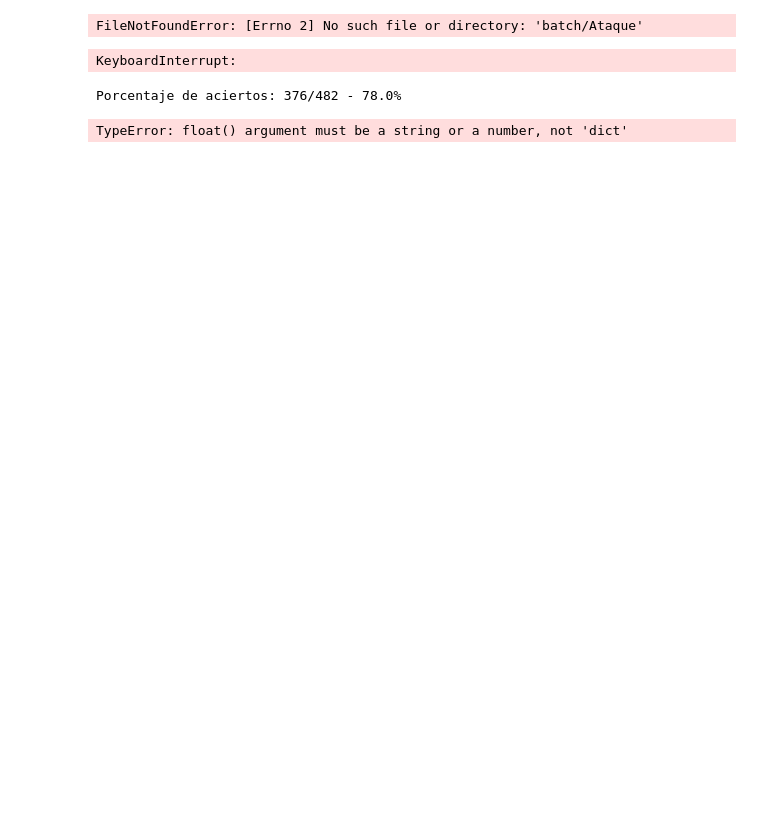
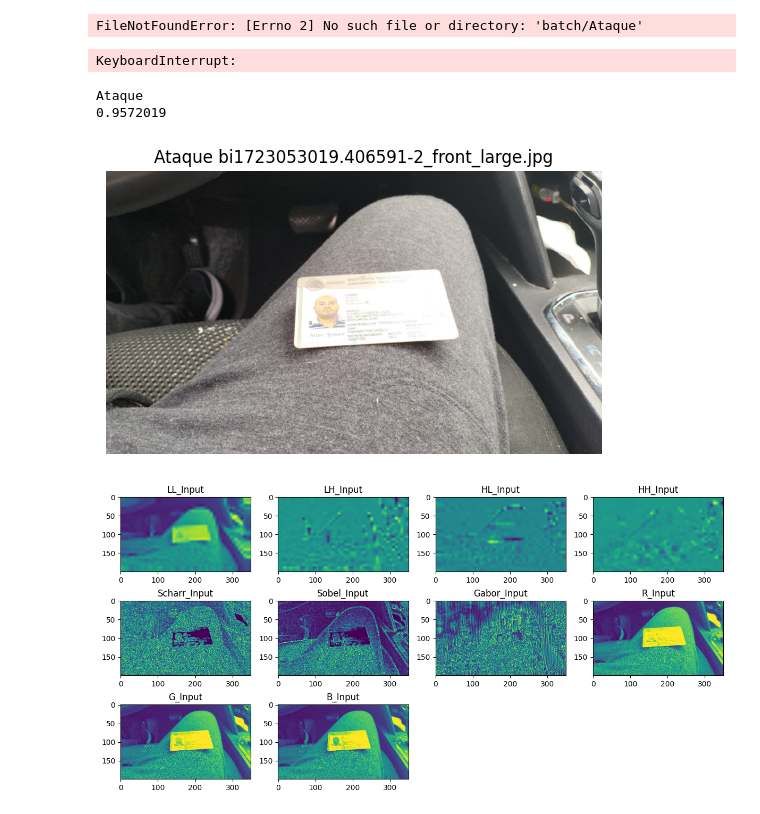
Before and after one commit to CameroJI/Moire-Fraud-Detection, a Jupyter notebook: playground.ipynb, the cells around one changed output. Drawn from its saved outputs; the diff is of its cells as text; code cells hidden in the pictures; blank space fills up the shorter version.

```diff
--- a/playground.ipynb
+++ b/playground.ipynb
@@ -124,33 +26,6 @@ for idx, file in enumerate(img_list):
     os.rename(os.path.join(path, file), os.path.join(path, filename))
 # %% [output]
 FileNotFoundError: [Errno 2] No such file or directory: 'batch/Ataque'
-# %%
-import os
-import shutil
-import matplotlib.pyplot as plt
-from IPython.display import clear_output
-
-from utils import load_img
-
-file = '/Users/jorgecamero/MoireDataset/id_android_download/id_android_304_pass_list.txt'
-with open(file, 'r') as text_file:
-        lines = [line.strip() for line in text_file]
-
-outputDir = './pass_img'
-if not os.path.exists(outputDir):
-    os.mkdir(outputDir)
-
-for idx, filename in enumerate(lines):
-    new_filename = os.path.join(outputDir, f'_{idx}_{str(303)}_{os.path.basename(filename)}')
-    shutil.copyfile(filename, new_filename)
-    # img = load_img(filename, height=HEIGHT, width=WIDTH)
-    # plt.imshow(img)
-    # plt.axis('off')
-    # print(filename)
-    # plt.pause(2)
-    # clear_output(wait=True)
-# %% [output]
-KeyboardInterrupt:
 # %%
 import os
 import shutil
@@ -172,8 +47,8 @@ img_list = [os.path.join(path, file) for file in os.listdir(path) if file.lower(
 cnt = 0
 for idx, img_path in enumerate(img_list):
     img = load_img(img_path, width=WIDTH, height=HEIGHT)
-    #img_elements = preprocess_img(img)
-    prediction_bin, prediction = predict_img(model, img)
+    img_elements = preprocess_img(img)
+    prediction_bin, prediction = predict_img(model, img_elements)
 
     if not prediction_bin:
         filename = os.path.basename(img_path)
@@ -192,7 +67,7 @@ for idx, img_path in enumerate(img_list):
 
 print(f"Porcentaje de aciertos: {cnt}/{len(img_list)} - {round(cnt/len(img_list), 2)*100}%")
 # %% [output]
-Porcentaje de aciertos: 376/482 - 78.0%
+KeyboardInterrupt:
 # %%
 import os
 import random
@@ -204,25 +79,42 @@ from utils import load_img, preprocess_img
 
 HEIGHT = 200
 WIDTH = 350
-model_path = '/Users/jorgecamero/Moire-Fraud-Detection/checkpoint/best_model.keras'
+model_path = '/Users/jorgecamero/Moire-Fraud-Detection/checkpoint/model.keras'
 model = get_model(loadFlag=True, path=model_path)
 # %%
 path = '/Users/jorgecamero/MoireDataset/batch'
 folders = [os.path.join(path, folder) for folder in os.listdir(path) if os.path.isdir(os.path.join(path, folder))]
 random_folder = random.choice(folders)
 
 img_list = [os.path.join(random_folder, file) for file in os.listdir(random_folder) if file.lower().endswith(('.jpg', '.png', '.jpeg'))]
 random_img = random.choice(img_list)
 
 img = load_img(random_img, width=WIDTH, height=HEIGHT)
 img_elements = preprocess_img(img)
 prediction_bin, prediction = predict_img(model, img_elements)
 prediction_label = 'Ataque' if prediction_bin == 1 else 'Real'
 
 plt.imshow(load_img(random_img, width=1400, height=800))
 plt.title(f'{os.path.basename(random_folder)} {os.path.basename(random_img)}')
 plt.axis('off')
 print(prediction_label)
 print(prediction)
+
+num_cols = 4
+num_rows = (len(img_elements) + num_cols - 1) // num_cols
+
+plt.figure(figsize=(12, 2 * num_rows))
+
+for idx, (name, element) in enumerate(img_elements.items()):
+    plt.subplot(num_rows, num_cols, idx + 1)
+    plt.imshow(element)
+    plt.axis('on')
+    plt.title(name)
+
+plt.tight_layout()
+plt.show()
 # %% [output]
-TypeError: float() argument must be a string or a number, not 'dict'
+Ataque
+0.9572019
+[figure, added]
+[figure, added]
```
Also changed, not shown: parts of 5 cells of this notebook.
